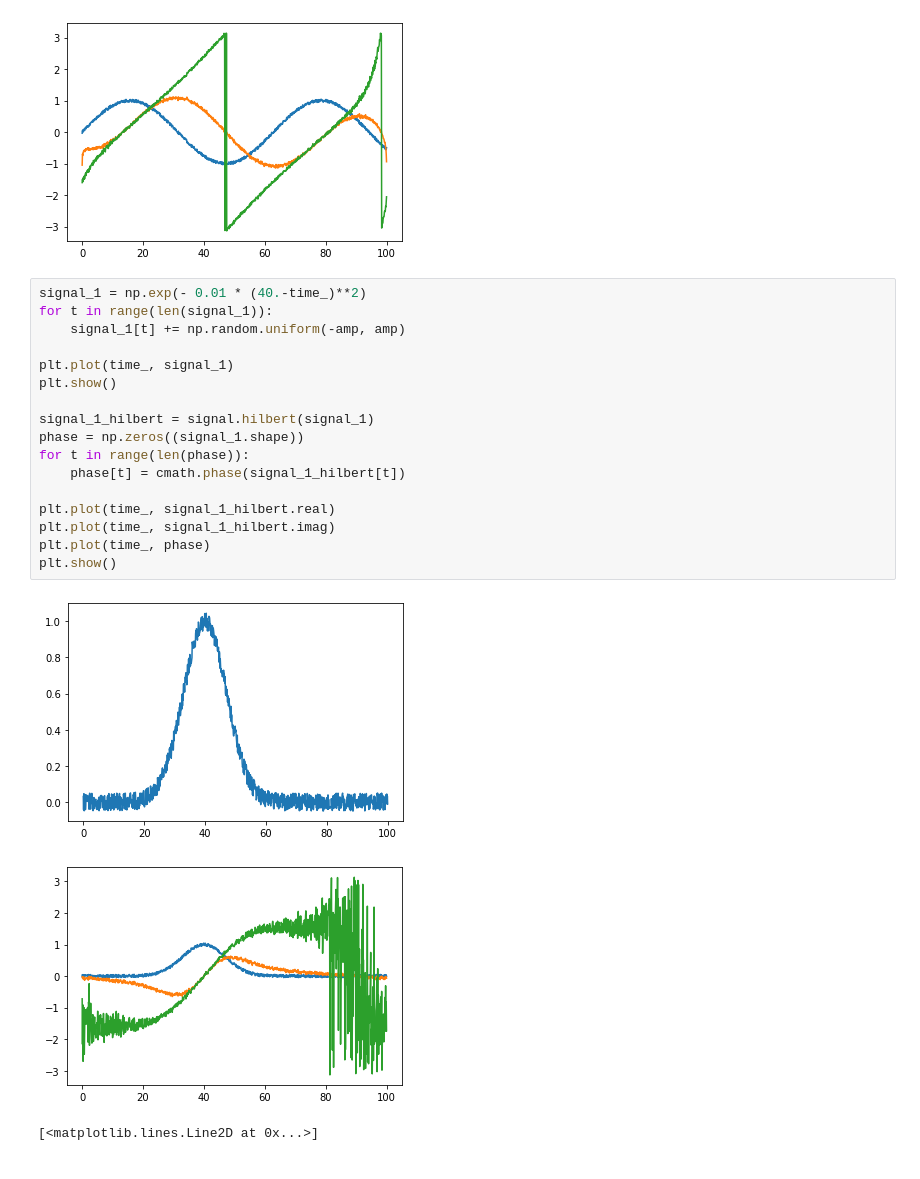
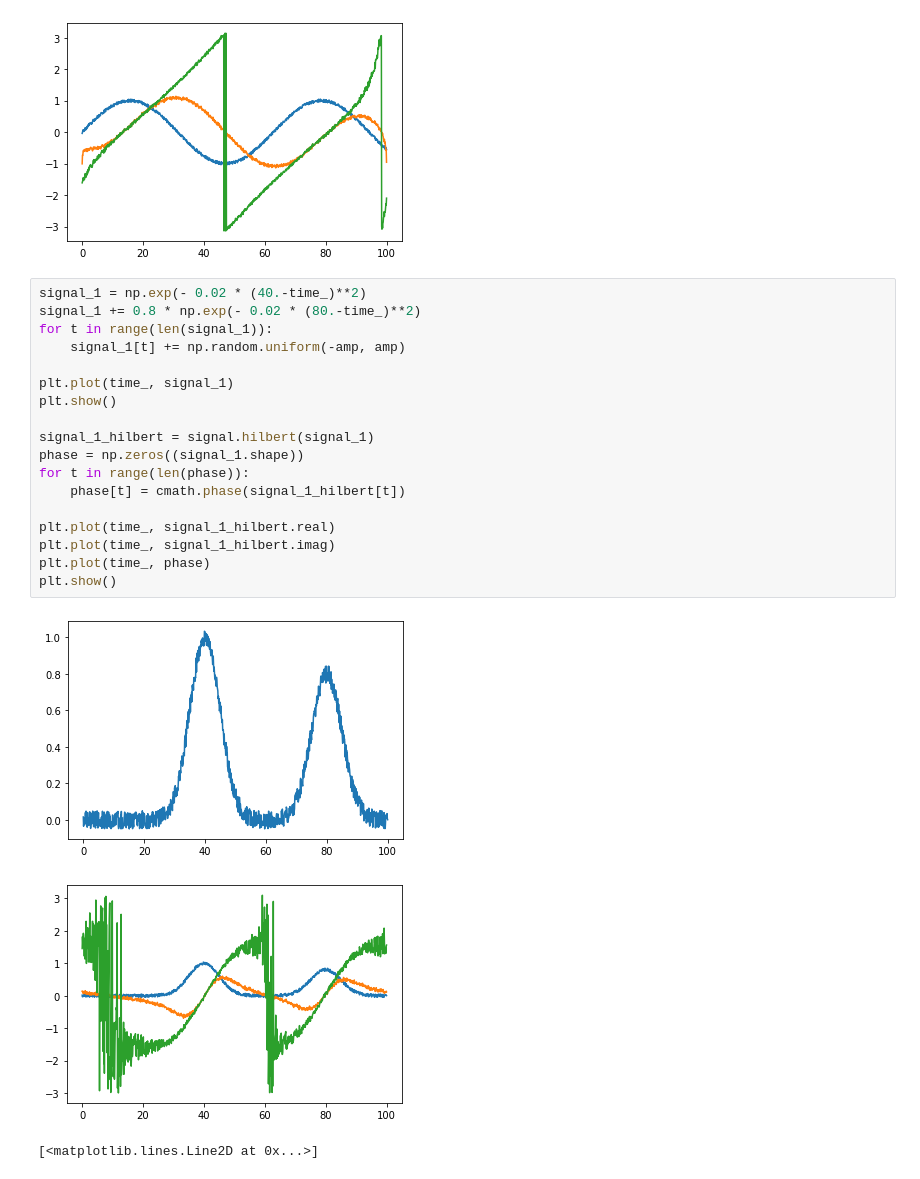
Before and after one commit to AlirezaAccelerates/neurolib, a Jupyter notebook: examples/phase.ipynb, the cells around one changed output. Drawn from its saved outputs; the diff is of its cells as text.

```diff
--- a/examples/phase.ipynb
+++ b/examples/phase.ipynb
@@ -27,25 +27,26 @@ plt.show()
 [figure]
 [figure]
 # %%
-signal_1 = np.exp(- 0.01 * (40.-time_)**2)
+signal_1 = np.exp(- 0.02 * (40.-time_)**2)
+signal_1 += 0.8 * np.exp(- 0.02 * (80.-time_)**2)
 for t in range(len(signal_1)):
     signal_1[t] += np.random.uniform(-amp, amp)
 
 plt.plot(time_, signal_1)
 plt.show()
 
 signal_1_hilbert = signal.hilbert(signal_1)
 phase = np.zeros((signal_1.shape))
 for t in range(len(phase)):
     phase[t] = cmath.phase(signal_1_hilbert[t])
 
 plt.plot(time_, signal_1_hilbert.real)
 plt.plot(time_, signal_1_hilbert.imag)
 plt.plot(time_, phase)
 plt.show()
 # %% [output]
-[figure, old version]
+[figure, new version]
-[figure, old version]
+[figure, new version]
 # %%
 # %% [output]
 [<matplotlib.lines.Line2D at 0x...>]
```
Also changed, not shown: 1 other file.
